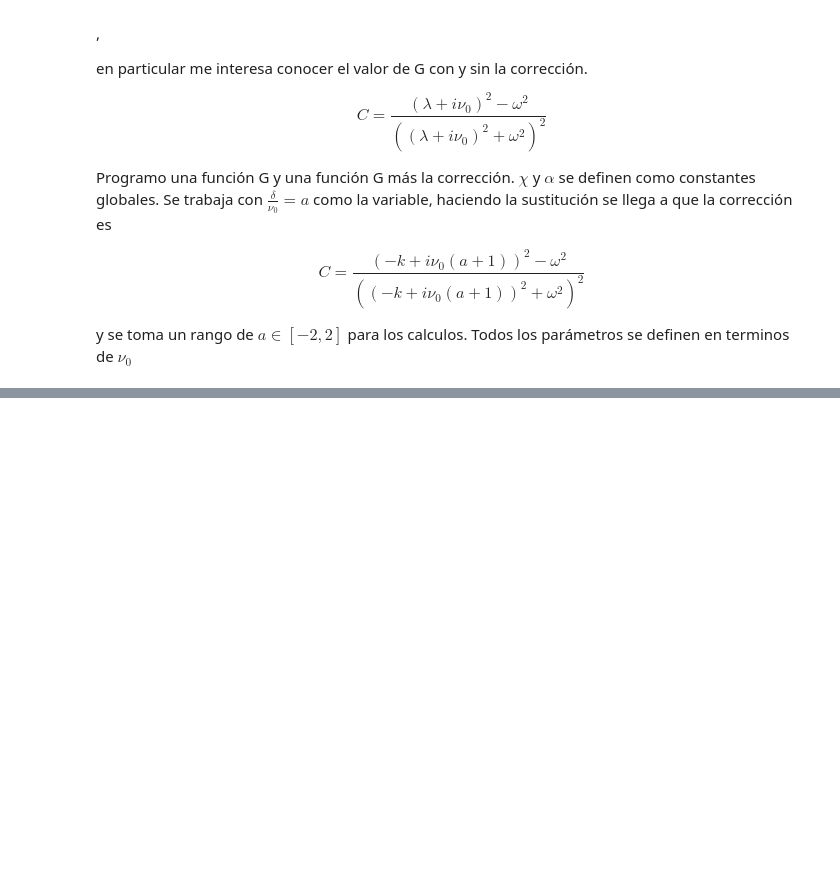
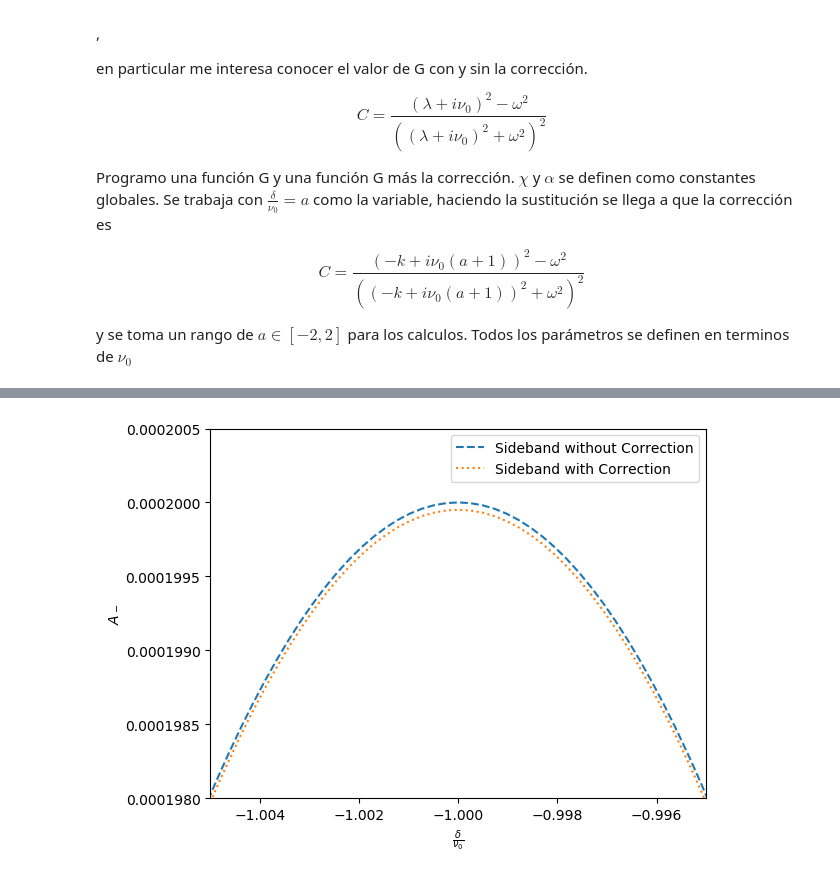
Before and after one commit to TigrisAltaica/PaperOptomechanicalCooling, a Jupyter notebook: Coeficientes A+ y A-.ipynb, the cells around one changed output, grey strips where cells are left out. Saved outputs shown, nothing was run; the diff lists cells and outputs as text; code cells hidden in the pictures; blank space fills up the shorter version.

```diff
--- a/Coeficientes A+ y A-.ipynb
+++ b/Coeficientes A+ y A-.ipynb
@@ -106,2 +66,13 @@ end
+# %%
+plot(x,aminus,linestyle="--",label="Sideband without Correction")
+plot(x,aminuse,linestyle=":",label="Sideband with Correction")
+xlim(-1.005,-.995)
+xlabel(L"\frac{\delta}{\nu_0}")
+ylim(.000198,.0002005)
+ylabel(L"A_-")
+legend()
+savefig("SidebandGOrden1.pdf")
+# %% [output]
+[figure, added]
 # %%
 using LaTeXStrings
```
Also changed, not shown: parts of 21 cells of this notebook, 5 other files.
